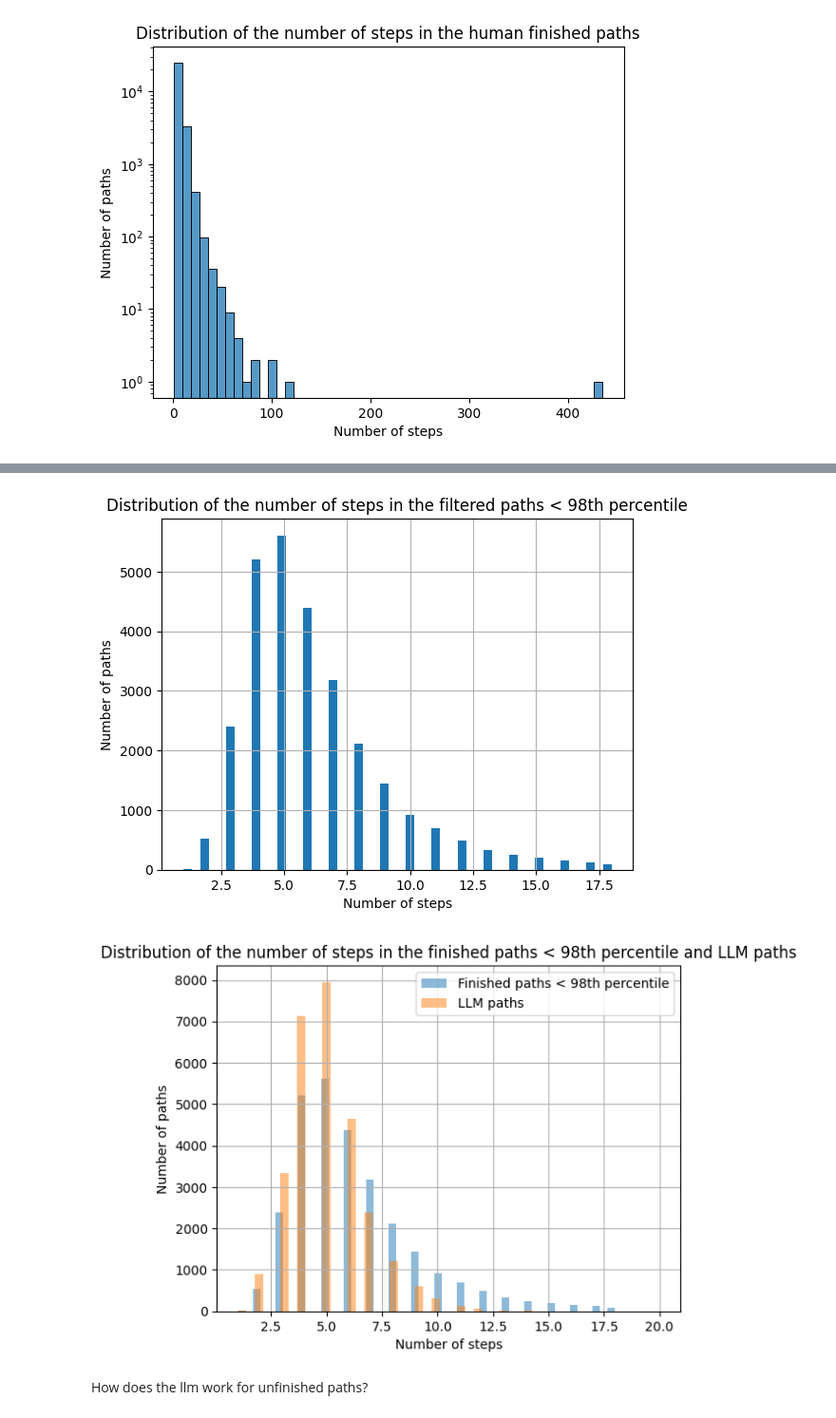
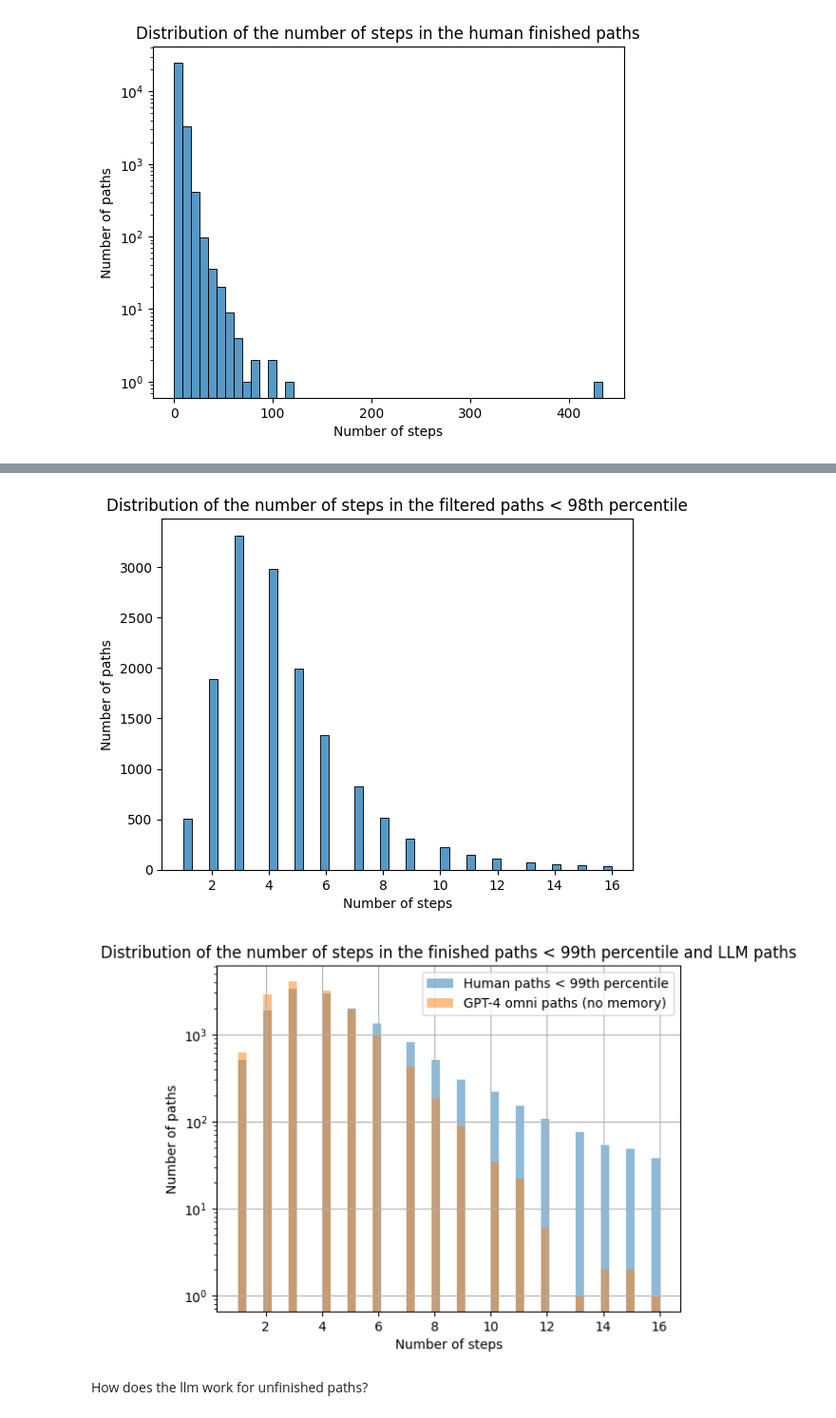
Before and after one commit to epfl-ada/ada-2024-project-adaspeedia, a Jupyter notebook: questions.ipynb, the cells around one changed output, grey strips where cells are left out. Shown: that part at 95% size. Drawn from its saved outputs; the diff is of its cells as text; code cells hidden in the pictures.

```diff
--- a/questions.ipynb
+++ b/questions.ipynb
@@ -29,7 +29,7 @@ Name: steps, dtype: float64
 paths_finished = pd.read_csv('data/paths_finished_unique.tsv', sep='\t')
 
 # get the number of steps in the finished paths
-paths_finished['path_length'] = paths_finished['path'].apply(lambda x: len(x.split(';')))
+paths_finished['path_length'] = paths_finished['path'].apply(lambda x: len(x.split(';')) - 1)
 paths_finished['path_length'].describe()
 # %% [output]
 count    28718.000000
@@ -43,7 +43,7 @@ max        435.000000
 Name: path_length, dtype: float64
 # %%
 # plot the distribution of the number of steps in the finished paths
-llm_paths_all_gpt4omini_no_memory['path_length'] = llm_paths_all_gpt4omini_no_memory['path'].apply(lambda x: len(x.split(';')))
+llm_paths_all_gpt4omini_no_memory['path_length'] = llm_paths_all_gpt4omini_no_memory['path'].apply(lambda x: len(x.split(';')) - 1)
 sns.histplot(paths_finished['path_length'], bins=50)
 plt.xlabel('Number of steps')
 plt.ylabel('Number of paths')
@@ -83,13 +83,6 @@ paths_finished_filtered = paths_finished[mask]
 
 
 # get the number of steps in the filtered paths
-paths_finished_filtered['path_length'] = paths_finished_filtered['path'].apply(lambda x: len(x.split(';')))
+paths_finished_filtered['path_length'] = paths_finished_filtered['path'].apply(lambda x: len(x.split(';')) - 1)
 paths_finished_filtered['path_length'].describe()
-
-# plot the distribution of the number of steps in the filtered paths
-paths_finished_filtered['path_length'].hist(bins=50)
-plt.title('Distribution of the number of steps in the filtered paths')
-plt.xlabel('Number of steps')
-plt.ylabel('Number of paths')
-plt.show()
 # %% [output]
@@ -97,27 +112,27 @@ plt.show()
 # %%
 # get the 98th percentile of the number of steps in the filtered paths
-percentile_98 = np.percentile(paths_finished_filtered['path_length'], 98)
-
+percentile_99 = np.percentile(paths_finished_filtered['path_length'], 99)
 # plot the distribution of the number of steps in the filtered paths that are less than the 98th percentile
-paths_finished_filtered_lt_98 = paths_finished_filtered[paths_finished_filtered['path_length'] < percentile_98]
-paths_finished_filtered_lt_98['path_length'].hist(bins=50)
+paths_finished_filtered_lt_99 = paths_finished_filtered[paths_finished_filtered['path_length'] < percentile_99]
+sns.histplot(paths_finished_filtered_lt_99['path_length'], bins=50)
 plt.title('Distribution of the number of steps in the filtered paths < 98th percentile')
 plt.xlabel('Number of steps')
 plt.ylabel('Number of paths')
 plt.show()
 # %% [output]
-[figure, old version]
+[figure, new version]
 # %%
-# compare the distribution of the number of steps in the finished paths filtered 98 percentile and the LLM paths
-paths_finished_filtered_lt_98['path_length'].hist(bins=50, alpha=0.5, label='Finished paths < 98th percentile')
-llm_paths_all_gpt4omini_no_memory['path_length'].hist(bins=50, alpha=0.5, label='LLM paths')
-plt.title('Distribution of the number of steps in the finished paths < 98th percentile and LLM paths')
+# compare the distribution of the number of steps in the finished paths filtered 99 percentile and the LLM paths
+paths_finished_filtered_lt_99['path_length'].hist(bins=50, alpha=0.5, label='Human paths < 99th percentile')
+llm_paths_all_gpt4omini_no_memory['path_length'].hist(bins=50, alpha=0.5, label='GPT-4 omni paths (no memory)')
+plt.title('Distribution of the number of steps in the finished paths < 99th percentile and LLM paths')
 plt.xlabel('Number of steps')
 plt.ylabel('Number of paths')
 plt.legend()
+plt.yscale('log')
 plt.show()
 # %% [output]
-[figure, old version]
+[figure, new version]
 # %% [markdown]
 How does the llm work for unfinished paths?
 # %%
```
Also changed, not shown: parts of 9 cells of this notebook, 4 other files.
